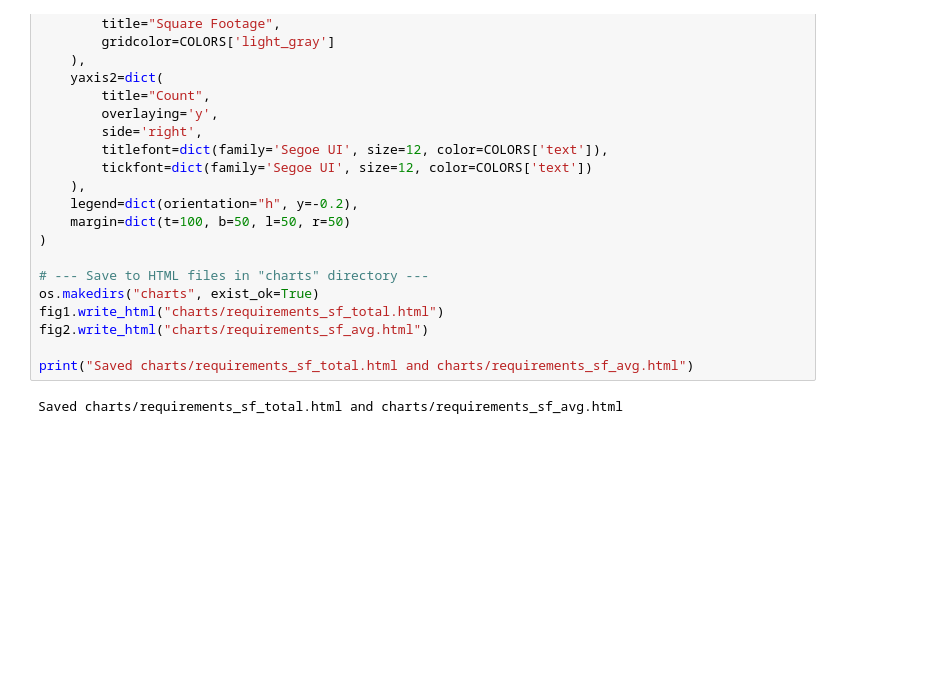
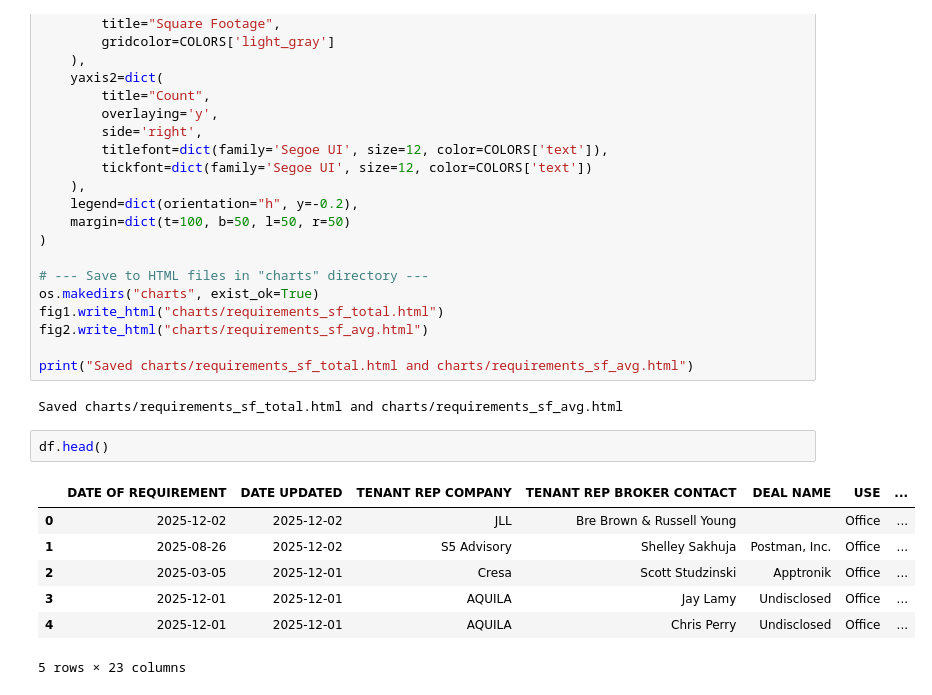
Before and after one commit to RealDataLLC/aquila-insights, a Jupyter notebook: googlesheets.ipynb, the cells around one changed output. Cells and saved outputs as stored; diff of their text form; blank space fills up the shorter version.

```diff
--- a/googlesheets.ipynb
+++ b/googlesheets.ipynb
@@ -147,3 +147,13 @@ fig2.write_html("charts/requirements_sf_avg.html")
 print("Saved charts/requirements_sf_total.html and charts/requirements_sf_avg.html")
 # %% [output]
 Saved charts/requirements_sf_total.html and charts/requirements_sf_avg.html
+# %%
+df.head()
+# %% [output]
+|  | DATE OF REQUIREMENT | DATE UPDATED | TENANT REP COMPANY | TENANT REP BROKER CONTACT | DEAL NAME | USE | ... |
+| 0 | 2025-12-02 | 2025-12-02 | JLL | Bre Brown & Russell Young |  | Office | ... |
+| 1 | 2025-08-26 | 2025-12-02 | S5 Advisory | Shelley Sakhuja | Postman, Inc. | Office | ... |
+| 2 | 2025-03-05 | 2025-12-01 | Cresa | Scott Studzinski | Apptronik | Office | ... |
+| 3 | 2025-12-01 | 2025-12-01 | AQUILA | Jay Lamy | Undisclosed | Office | ... |
+| 4 | 2025-12-01 | 2025-12-01 | AQUILA | Chris Perry | Undisclosed | Office | ... |
+5 rows × 23 columns
```
Also changed, not shown: parts of 3 cells of this notebook, 3 other files.
